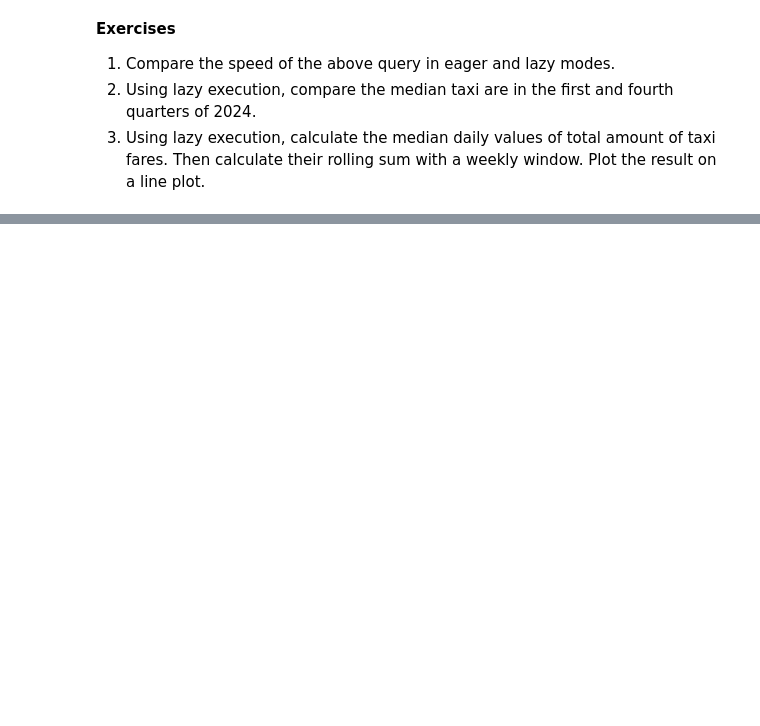
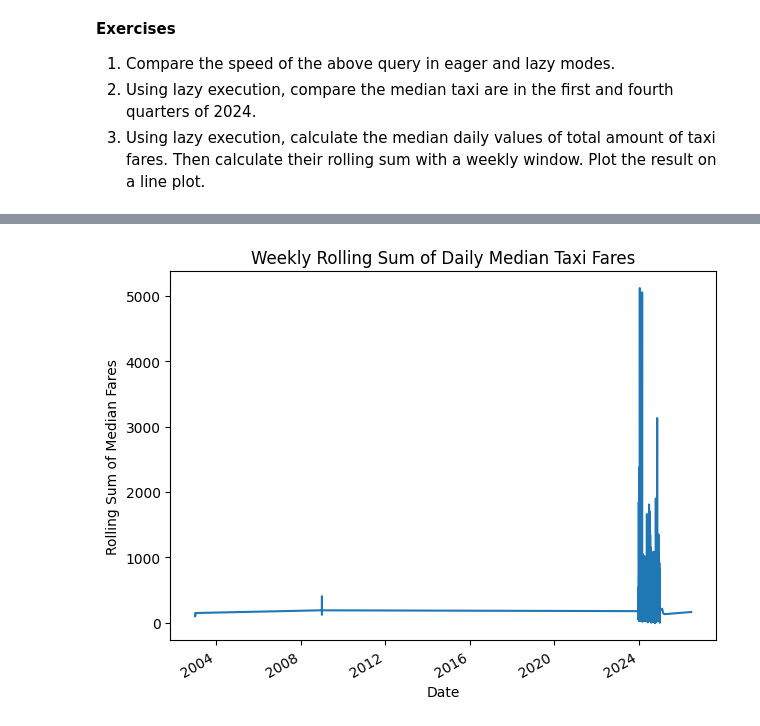
Before and after one commit to wozniakos10/MLOps, a Jupyter notebook: lab03/laboratory/notebook_polars.ipynb, the cells around one changed output, grey strips where cells are left out. Saved outputs shown, nothing was run; the diff lists cells and outputs as text; code cells hidden in the pictures; blank space fills up the shorter version.

```diff
--- a/lab03/laboratory/notebook_polars.ipynb
+++ b/lab03/laboratory/notebook_polars.ipynb
@@ -762,0 +1217,26 @@ Let's see an example of a lazy query that also heavily filters the data. This wi
+# %%
+# 3. Using lazy execution, calculate the median daily values of total amount of taxi fares. Then calculate their rolling sum with a weekly window. Plot the result on a line plot.
+daily_median_fares = (
+    df_2024.group_by("tpep_pickup_datetime")
+    .agg(pl.col("fare_amount").median().alias("median_fare"))
+    .sort("tpep_pickup_datetime")
+)
+
+rolling_sum = daily_median_fares.select(
+    pl.col("tpep_pickup_datetime"),
+    pl.col("median_fare").rolling_sum(window_size=7).alias("rolling_sum"),
+)
+
+rolling_sum.collect().to_pandas().plot.line(
+    x="tpep_pickup_datetime",
+    y="rolling_sum",
+    title="Weekly Rolling Sum of Daily Median Taxi Fares",
+    xlabel="Date",
+    ylabel="Rolling Sum of Median Fares",
+    legend=False,
+)
+plt.tight_layout()
+plt.show()
+# As previously, data for year less that 2024 is mess and sparse, so I would filter it out first.
+# %% [output]
+[figure, added]
```
Also changed, not shown: parts of 30 cells of this notebook.
